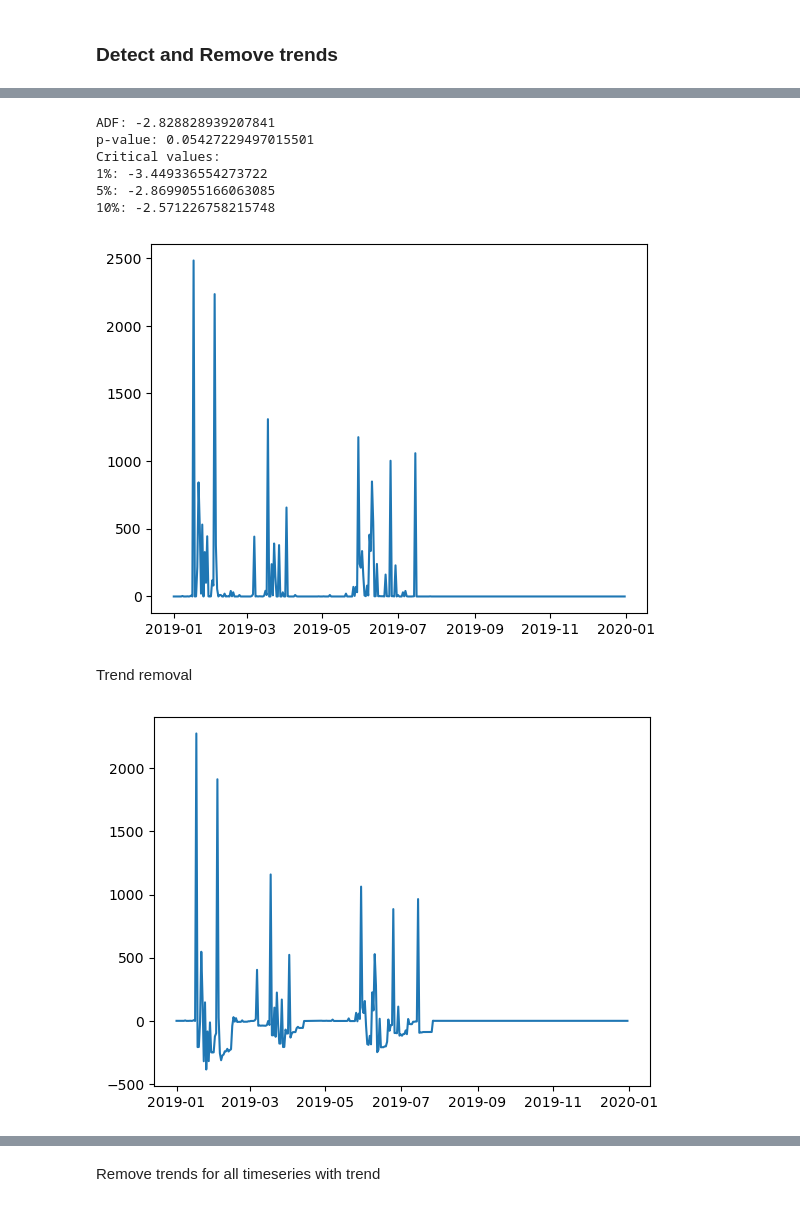
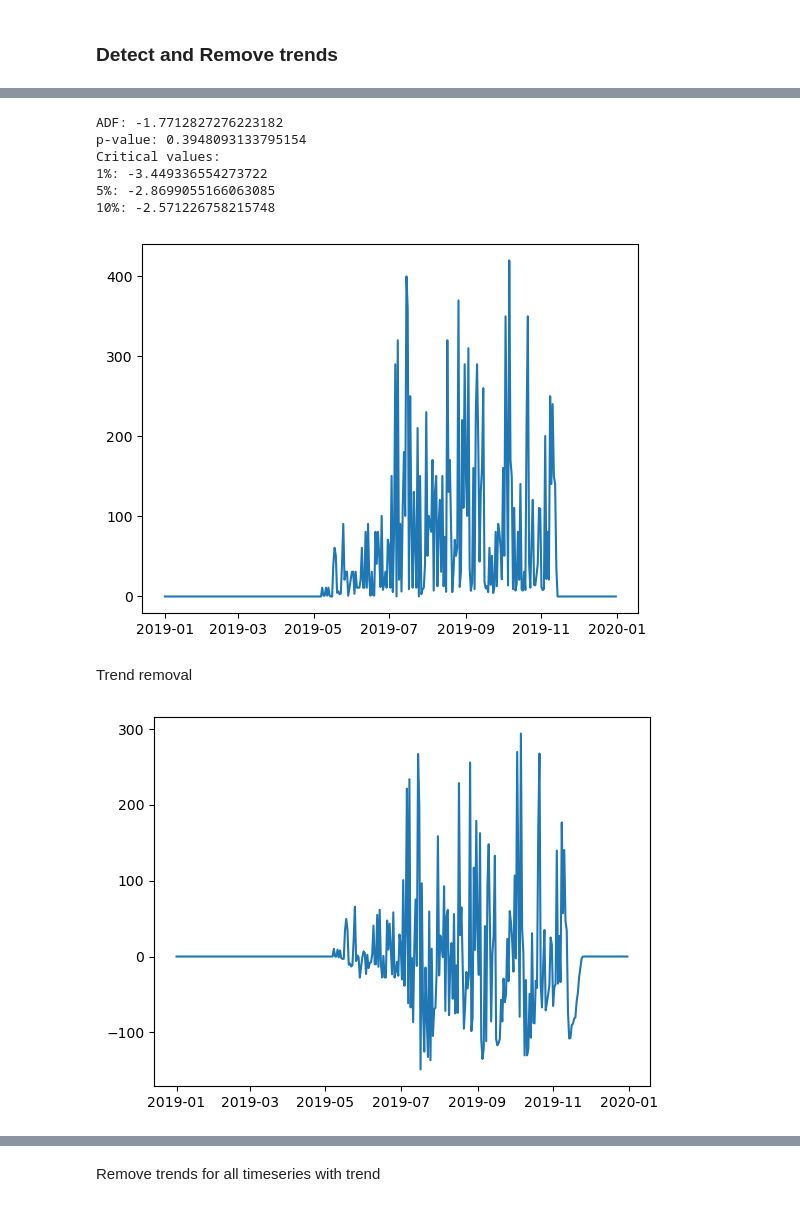
Before and after one commit to alessandrocubic/Unipi-Data-Mining-project-AY-22-23, a Jupyter notebook: TASK 4/Time_Series.ipynb, the cells around one changed output, grey strips where cells are left out. Saved outputs shown, nothing was run; the diff lists cells and outputs as text; code cells hidden in the pictures.

```diff
--- a/TASK 4/Time_Series.ipynb
+++ b/TASK 4/Time_Series.ipynb
@@ -122,34 +125,34 @@ len(non_stationary_idx_list)
 # %%
 # Augmented Dickey-Fuller test of example of non sationary timeseries found before
 # (to provide a quick check and confirmatory evidence that the time series is stationary or non-stationary)
-adf = adfuller(user_2019[non_stationary_idx_list[14]])
+adf = adfuller(user_2019[non_stationary_idx_list[444]])
 adf, pvalue, critical_values = adf[0], adf[1], adf[4]
 print(f"ADF: {adf}\np-value: {pvalue}")
 print("Critical values:")
 for k, v in critical_values.items():
     print(f"{k}: {v}")
 # %% [output]
-ADF: -2.828828939207841
-p-value: 0.05427229497015501
+ADF: -1.7712827276223182
+p-value: 0.3948093133795154
 Critical values:
 1%: -3.449336554273722
 5%: -2.8699055166063085
 10%: -2.571226758215748
 # %%
-plt.plot(user_2019[non_stationary_idx_list[14]])
+plt.plot(user_2019[non_stationary_idx_list[444]])
 plt.show()
 # %% [output]
-[figure, old version]
+[figure, new version]
 # %% [markdown]
 Trend removal
 # %%
-ts_example = user_2019[non_stationary_idx_list[14]]
+ts_example = user_2019[non_stationary_idx_list[444]]
 
 ts_shift = ts_example - ts_example.rolling(window=12, min_periods=1).mean()
 plt.plot(ts_shift)
 plt.show()
 # %% [output]
-[figure, old version]
+[figure, new version]
 # %%
 # Augmented Dickey-Fuller test of example of timeseries after trend removal
 # (to provide a quick check and confirmatory evidence that the time series is stationary or non-stationary)
```
Also changed, not shown: parts of 16 cells of this notebook, 2 other files.
